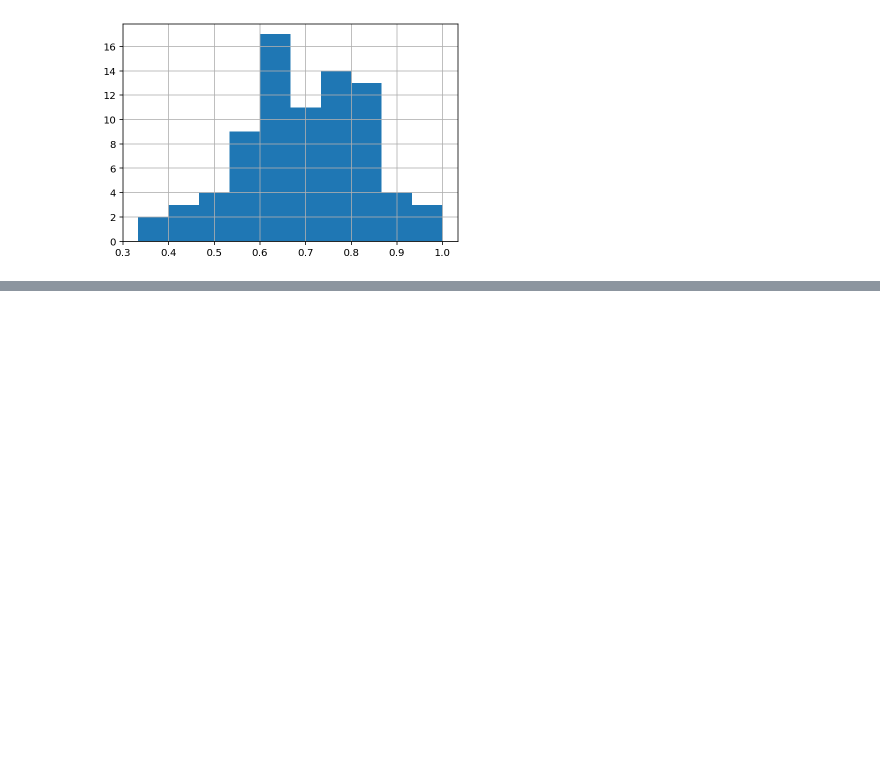
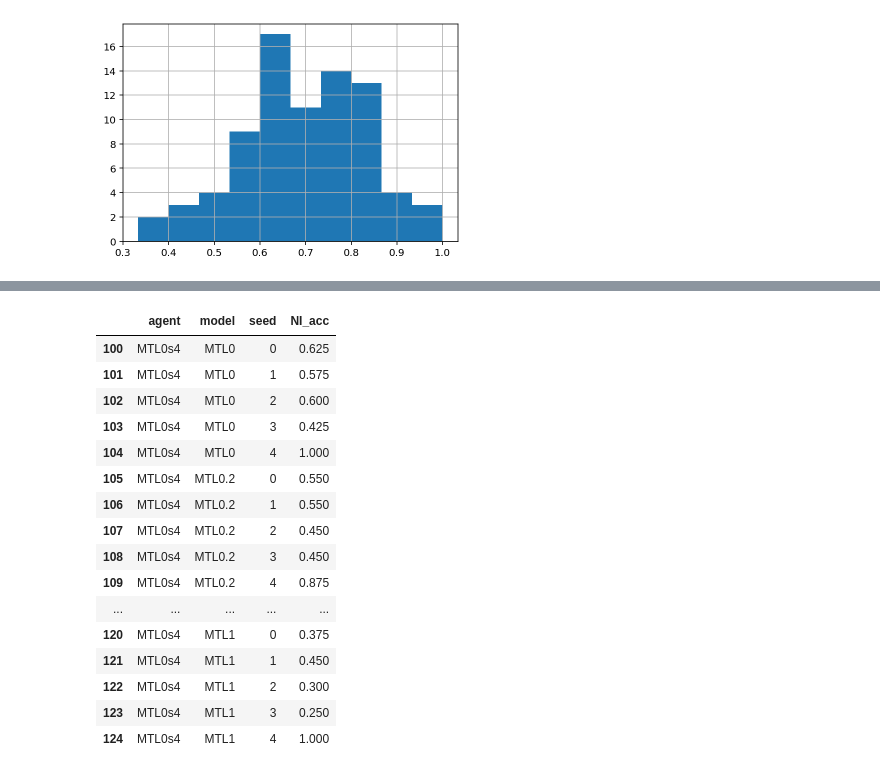
Before and after one commit to harry-tian/ai-driven-tutorial, a Jupyter notebook: evals/eval_prolific_bm.ipynb, the cells around one changed output, grey strips where cells are left out. Cells and saved outputs as stored; diff of their text form; code cells hidden in the pictures; blank space fills up the shorter version.

```diff
--- a/evals/eval_prolific_bm.ipynb
+++ b/evals/eval_prolific_bm.ipynb
@@ -239,0 +259,20 @@ df
+# %%
+df_agent[id_columns + ['NI_acc']]
+# %% [output]
+|  | agent | model | seed | NI_acc |
+| 100 | MTL0s4 | MTL0 | 0 | 0.625 |
+| 101 | MTL0s4 | MTL0 | 1 | 0.575 |
+| 102 | MTL0s4 | MTL0 | 2 | 0.600 |
+| 103 | MTL0s4 | MTL0 | 3 | 0.425 |
+| 104 | MTL0s4 | MTL0 | 4 | 1.000 |
+| 105 | MTL0s4 | MTL0.2 | 0 | 0.550 |
+| 106 | MTL0s4 | MTL0.2 | 1 | 0.550 |
+| 107 | MTL0s4 | MTL0.2 | 2 | 0.450 |
+| 108 | MTL0s4 | MTL0.2 | 3 | 0.450 |
+| 109 | MTL0s4 | MTL0.2 | 4 | 0.875 |
+| ... | ... | ... | ... | ... |
+| 120 | MTL0s4 | MTL1 | 0 | 0.375 |
+| 121 | MTL0s4 | MTL1 | 1 | 0.450 |
+| 122 | MTL0s4 | MTL1 | 2 | 0.300 |
+| 123 | MTL0s4 | MTL1 | 3 | 0.250 |
+| 124 | MTL0s4 | MTL1 | 4 | 1.000 |
```
Also changed, not shown: parts of 19 cells of this notebook, 1 other file.
